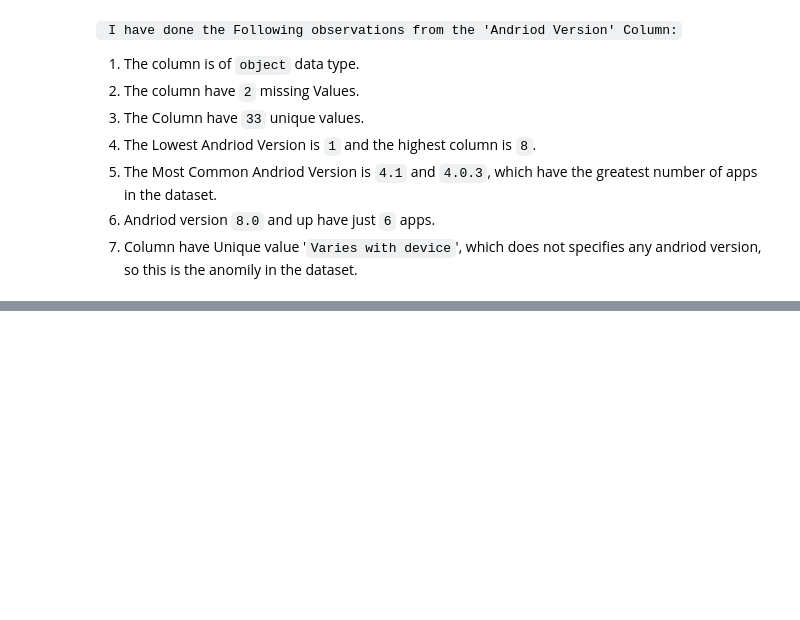
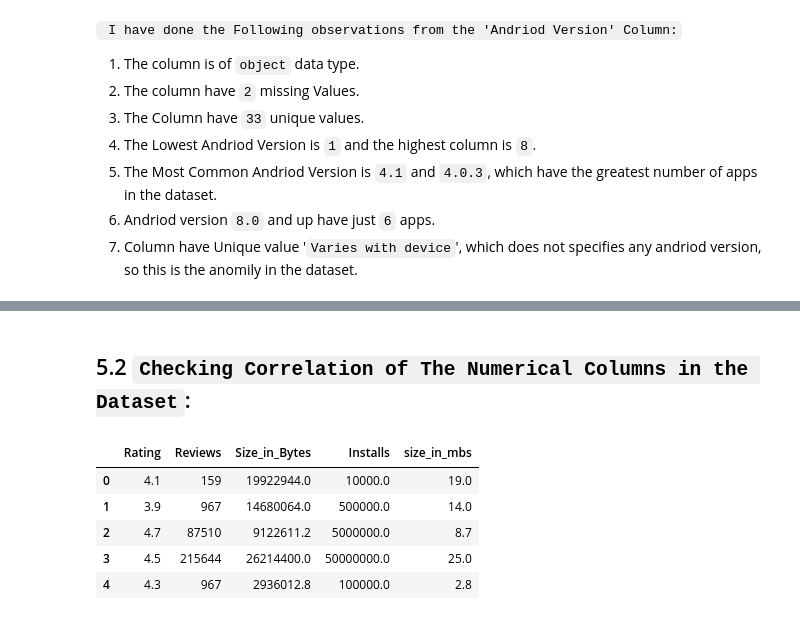
Before and after one commit to shaheeralics/Data-Science-Learning-With-Projects, a Jupyter notebook: Projects/EDA_Projects/01_Complete EDA on google playstore data.ipynb, the cells around one changed output, grey strips where cells are left out. Drawn from its saved outputs; the diff is of its cells as text; code cells hidden in the pictures; blank space fills up the shorter version.

```diff
--- a/Projects/EDA_Projects/01_Complete EDA on google playstore data.ipynb
+++ b/Projects/EDA_Projects/01_Complete EDA on google playstore data.ipynb
@@ -1183,0 +1210,2 @@ Name: count, dtype: int64
+# %%
+df['Android Ver'].fillna(df['Android Ver'].mode()[0], inplace=True)
@@ -1183,0 +1234,14 @@ Name: count, dtype: int64
+# %% [markdown]
+## 5.2 `Checking Correlation of The Numerical Columns in the Dataset`:
+# %%
+# I have to make a datafrome of numeric column from this dataset
+numeric_col = df.select_dtypes(include=['int64', 'float64'])
+# %%
+numeric_col.head()
+# %% [output]
+|  | Rating | Reviews | Size_in_Bytes | Installs | size_in_mbs |
+| 0 | 4.1 | 159 | 19922944.0 | 10000.0 | 19.0 |
+| 1 | 3.9 | 967 | 14680064.0 | 500000.0 | 14.0 |
+| 2 | 4.7 | 87510 | 9122611.2 | 5000000.0 | 8.7 |
+| 3 | 4.5 | 215644 | 26214400.0 | 50000000.0 | 25.0 |
+| 4 | 4.3 | 967 | 2936012.8 | 100000.0 | 2.8 |
```
Also changed, not shown: parts of 50 cells of this notebook.
